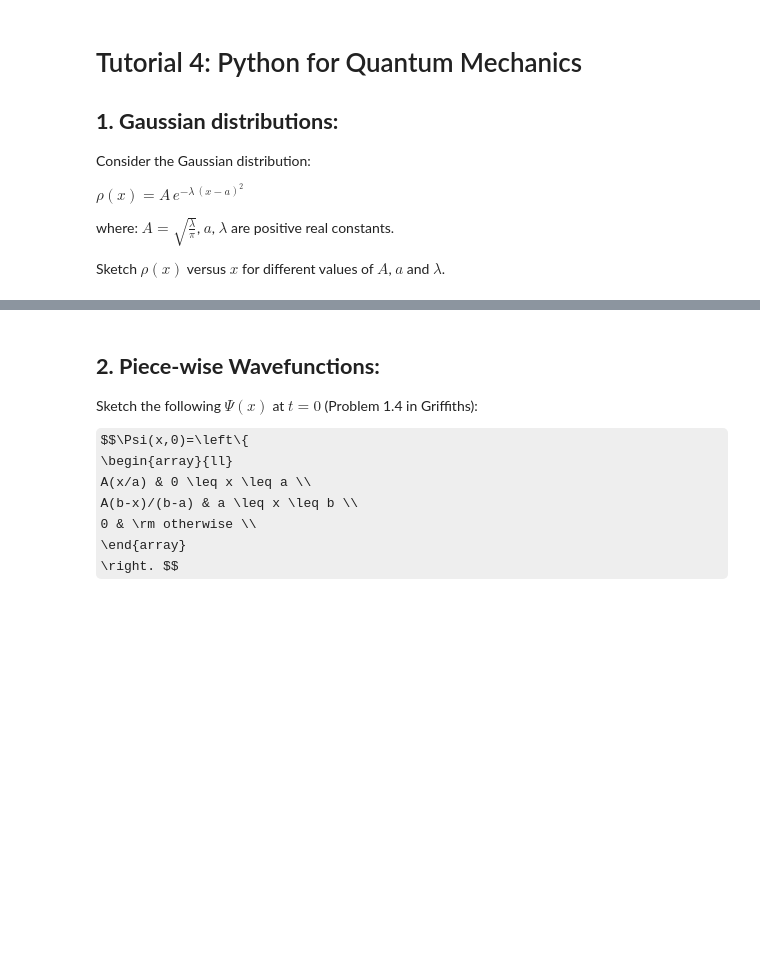
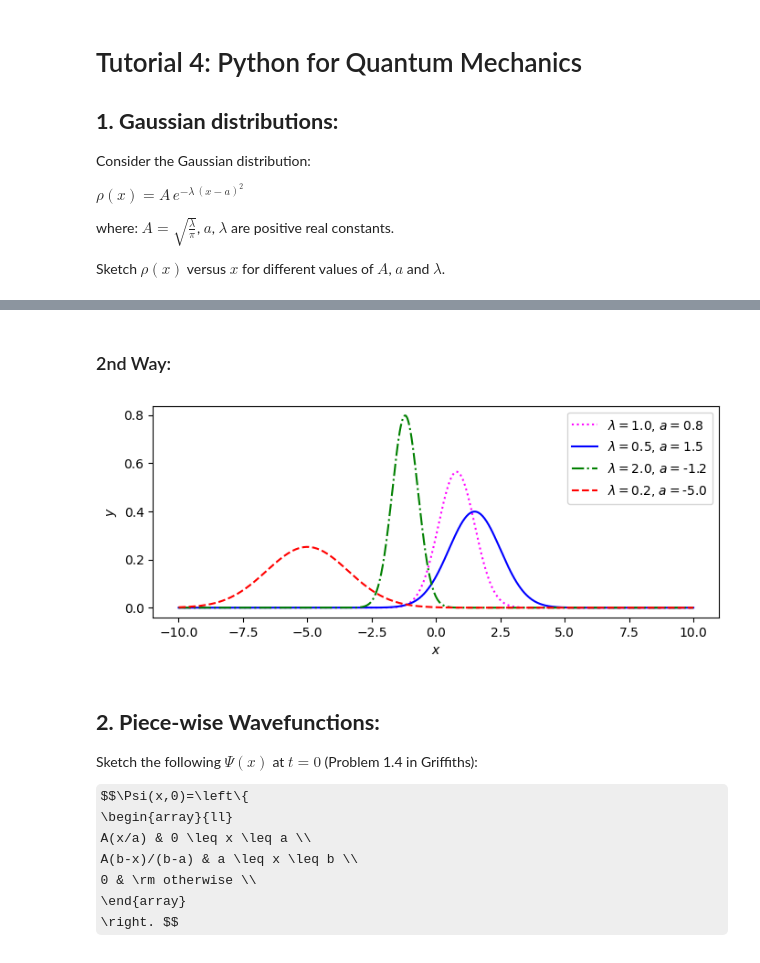
Before and after one commit to wbandabarragan/quantum-mechanics-1, a Jupyter notebook: python-notebooks/python4QM_04.ipynb, the cells around one changed output, grey strips where cells are left out. Saved outputs shown, nothing was run; the diff lists cells and outputs as text; code cells hidden in the pictures; some formulas as TeX source; blank space fills up the shorter version.

```diff
--- a/python-notebooks/python4QM_04.ipynb
+++ b/python-notebooks/python4QM_04.ipynb
@@ -15,3 +82,33 @@ Sketch $\rho(x)$ versus $x$ for different values of $A$, $a$ and $\lambda$.
+# %% [markdown]
+### 2nd Way:
+# %%
+# Lambda function
+pdf_x2 = lambda l, a, x: np.sqrt(l/np.pi)*(np.exp(-l*(x-a)**2))
+# %%
+l_4 = 0.2
+a_4 = -5.0
+# %%
+y_4 = pdf_x2(l_4, a_4, x)
+# %%
+# Make a figure
+plt.figure(figsize=(8,3))
+
+plt.plot(x, y_1, color = "magenta", linestyle = ":", label = rf"$\lambda =${l_1}, $a =${a_1}")
+
+plt.plot(x, y_2, color = "blue", linestyle = "-", label = rf"$\lambda =${l_2}, $a =${a_2}")
+
+plt.plot(x, y_3, color = "green", linestyle = "-.", label = rf"$\lambda =${l_3}, $a =${a_3}")
+
+plt.plot(x, y_4, color = "red", linestyle = "--", label = rf"$\lambda =${l_4}, $a =${a_4}")
+
+plt.xlabel(r"$x$")
+plt.ylabel(r"$y$")
+
+plt.legend()
+
+plt.show()
+# %% [output]
+[figure, added]
 # %% [markdown]
 ## **2. Piece-wise Wavefunctions:**
 
```
Also changed, not shown: parts of 7 cells of this notebook.
